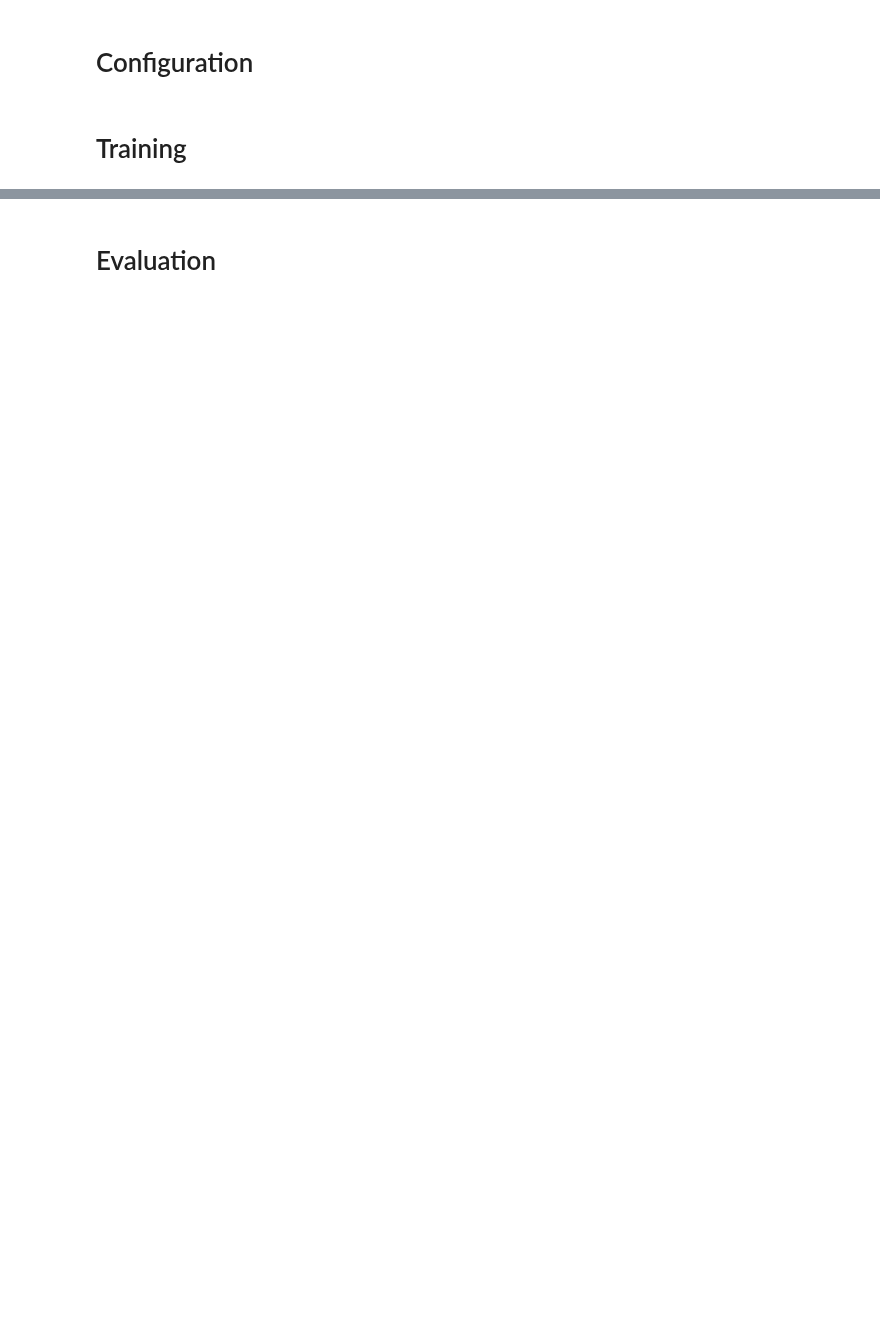
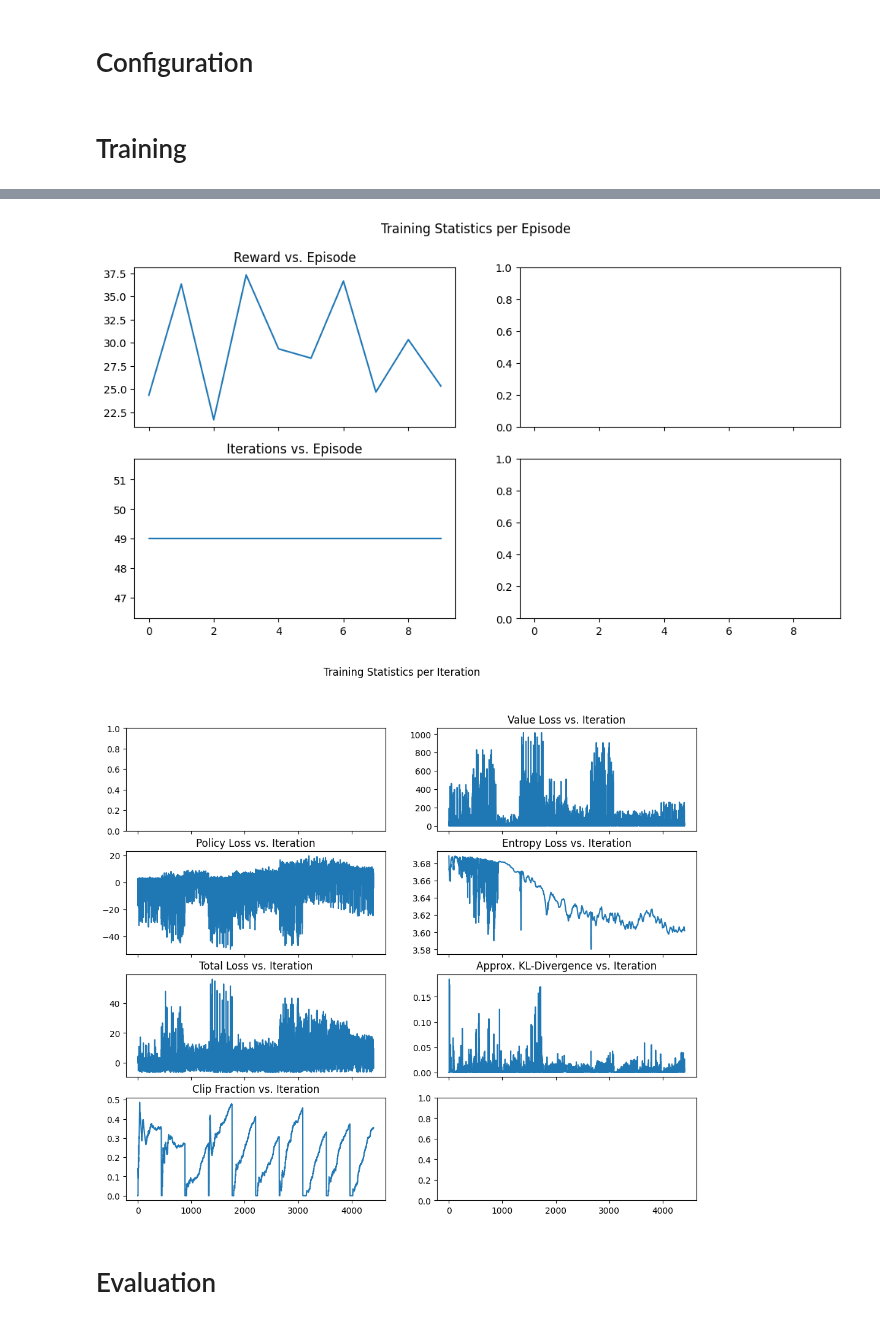
Before and after one commit to NU-IDEAS-Lab/patrolling_zoo, a Jupyter notebook: ppo.ipynb, the cells around one changed output, grey strips where cells are left out. Drawn from its saved outputs; the diff is of its cells as text; code cells hidden in the pictures; blank space fills up the shorter version.

Commit message:
Added statistics.

```diff
--- a/ppo.ipynb
+++ b/ppo.ipynb
@@ -65,3 +72,47 @@ Episode Length: 49
+# %%
+import matplotlib.pyplot as plt
+
+fig, ax = plt.subplots(2, 2, sharex=True, figsize=(12, 6))
+fig.suptitle("Training Statistics per Episode")
+
+ax[0, 0].set_title("Reward vs. Episode")
+ax[0, 0].plot(stats["episodic_return"])
+
+ax[1, 0].set_title("Iterations vs. Episode")
+ax[1, 0].plot(stats["episodic_length"])
+
+plt.show()
+
+
+fig, ax = plt.subplots(4, 2, sharex=True, figsize=(12, 10))
+fig.suptitle("Training Statistics per Iteration")
+
+ax[0, 1].set_title("Value Loss vs. Iteration")
+ax[0, 1].plot(stats["value_loss"], label="value_loss")
+# ax[0, 1].legend()
+
+ax[1, 0].set_title("Policy Loss vs. Iteration")
+ax[1, 0].plot(stats["policy_loss"], label="policy_loss")
+# ax[1, 0].legend()
+
+ax[1, 1].set_title("Entropy Loss vs. Iteration")
+ax[1, 1].plot(stats["entropy_loss"], label="entropy_loss")
+# ax[1, 1].legend()
+
+ax[2, 0].set_title("Total Loss vs. Iteration")
+ax[2, 0].plot(stats["total_loss"], label="total_loss")
+# ax[2, 0].legend()
+
+ax[2, 1].set_title("Approx. KL-Divergence vs. Iteration")
+ax[2, 1].plot(stats["approx_kl"])
+
+ax[3, 0].set_title("Clip Fraction vs. Iteration")
+ax[3, 0].plot(stats["clip_frac"])
+
+plt.show()
+# %% [output]
+[figure, added]
+[figure, added]
 # %% [markdown]
 # Evaluation
 # %%
```
Also changed, not shown: parts of 5 cells of this notebook, 2 other files.
